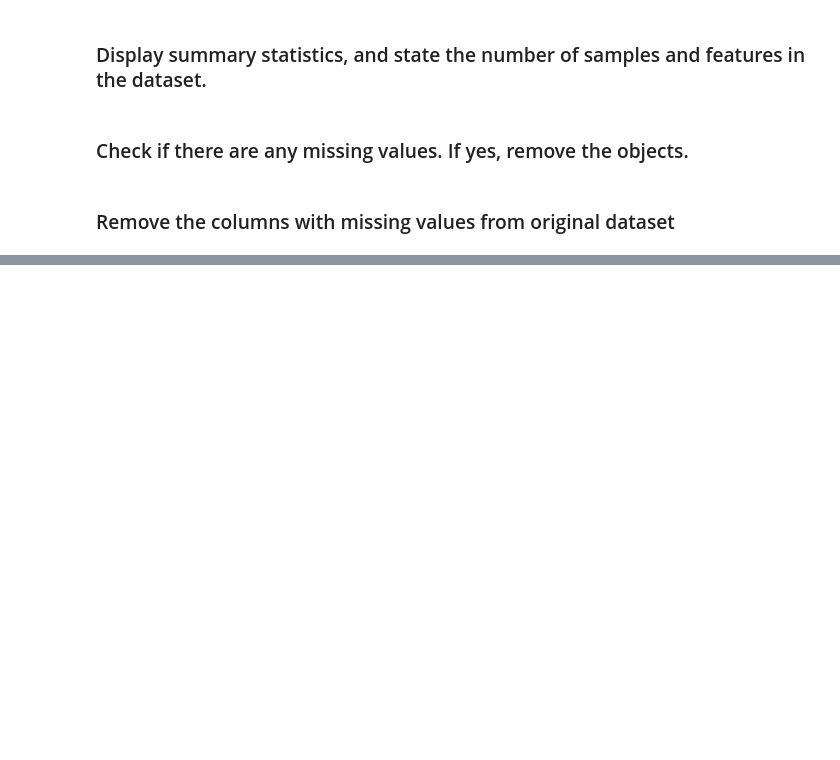
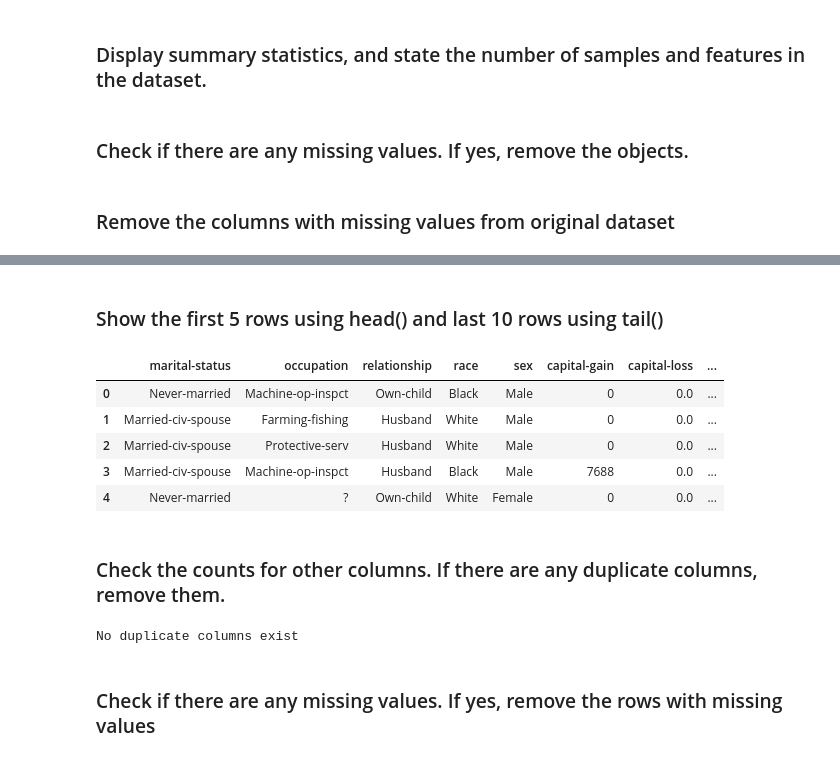
Before and after one commit to SkyyeDLR/Data_Mining, a Jupyter notebook: Homework_1a_code/Homework_Code.ipynb, the cells around one changed output, grey strips where cells are left out. Drawn from its saved outputs; the diff is of its cells as text; code cells hidden in the pictures; blank space fills up the shorter version.

```diff
--- a/Homework_1a_code/Homework_Code.ipynb
+++ b/Homework_1a_code/Homework_Code.ipynb
@@ -39,0 +75,22 @@ data_drop_cols.describe()
+# %% [markdown]
+### Show the first 5 rows using head() and last 10 rows using tail()
+# %%
+data_read.head(5).iloc[:, -10:]
+# %% [output]
+|  | marital-status | occupation | relationship | race | sex | capital-gain | capital-loss | ... |
+| 0 | Never-married | Machine-op-inspct | Own-child | Black | Male | 0 | 0.0 | ... |
+| 1 | Married-civ-spouse | Farming-fishing | Husband | White | Male | 0 | 0.0 | ... |
+| 2 | Married-civ-spouse | Protective-serv | Husband | White | Male | 0 | 0.0 | ... |
+| 3 | Married-civ-spouse | Machine-op-inspct | Husband | Black | Male | 7688 | 0.0 | ... |
+| 4 | Never-married | ? | Own-child | White | Female | 0 | 0.0 | ... |
+# %% [markdown]
+### Check the counts for other columns. If there are any duplicate columns, remove them.
+# %%
+if data_read.columns.duplicated().any():
+  print("Yes, duplicate columns exist")
+else:
+  print("No duplicate columns exist")
+# %% [output]
+No duplicate columns exist
+# %% [markdown]
+### Check if there are any missing values. If yes, remove the rows with missing values
```
Also changed, not shown: parts of 25 cells of this notebook.
